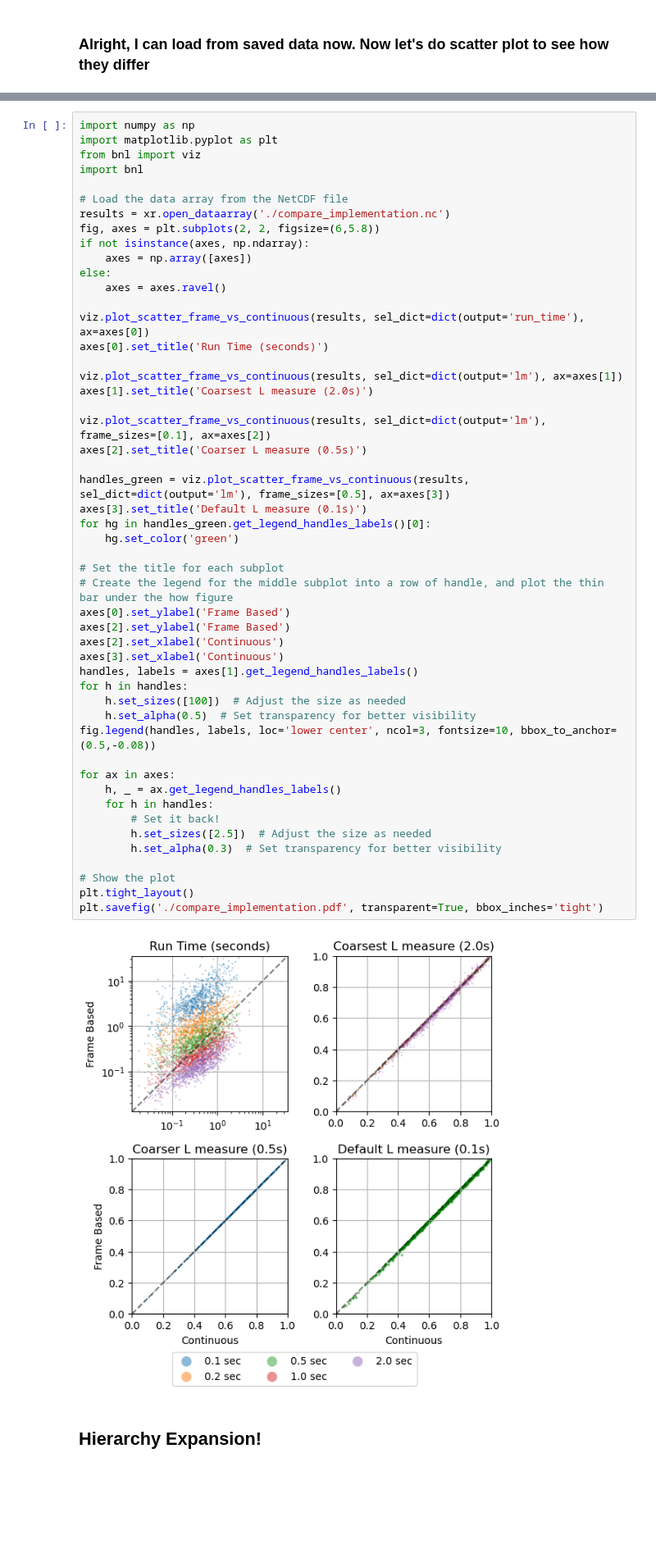
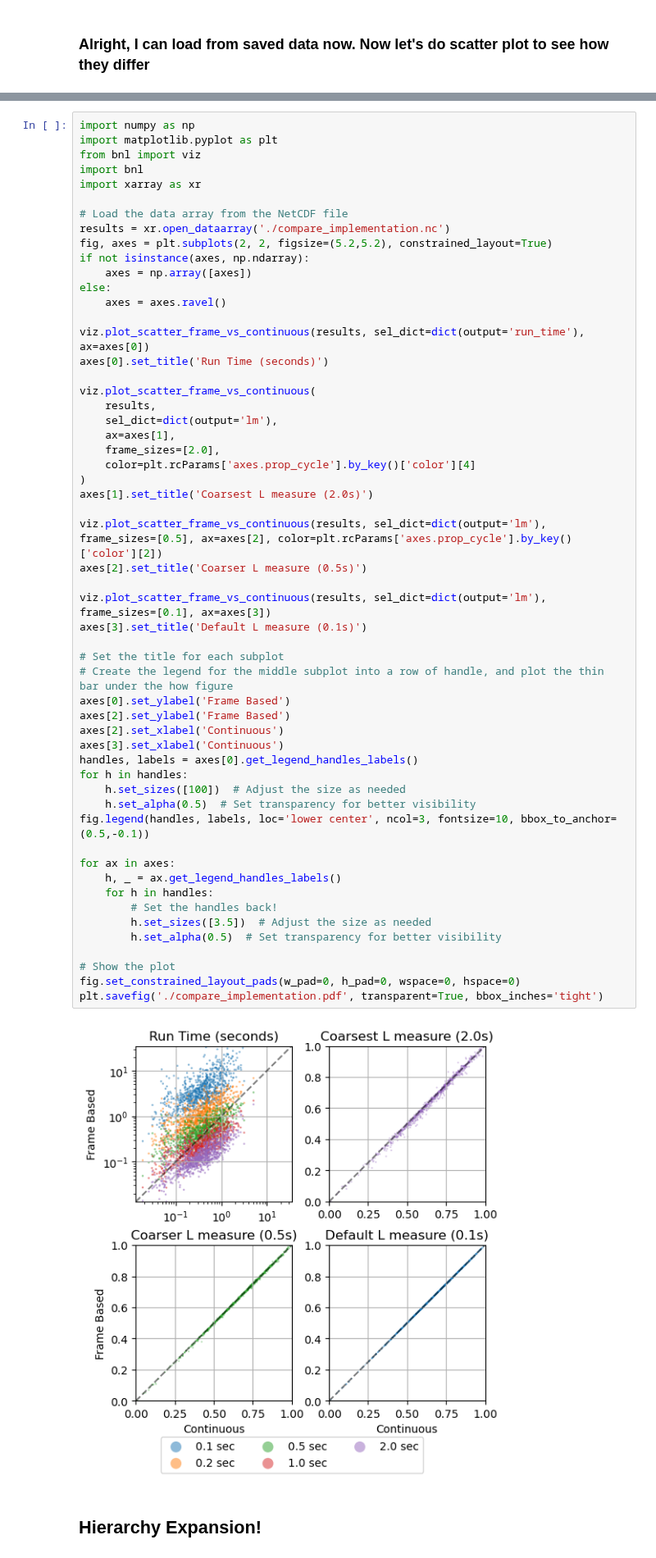
Before and after one commit to tomxi/bnl, a Jupyter notebook: scripts/ws.ipynb, the cells around one changed output, grey strips where cells are left out. Shown at 82% size. Drawn from its saved outputs; the diff is of its cells as text; blank space fills up the shorter version.

```diff
--- a/scripts/ws.ipynb
+++ b/scripts/ws.ipynb
@@ -87,53 +82,58 @@ import numpy as np
 import matplotlib.pyplot as plt
 from bnl import viz
 import bnl
+import xarray as xr
 
 # Load the data array from the NetCDF file
 results = xr.open_dataarray('./compare_implementation.nc')
-fig, axes = plt.subplots(2, 2, figsize=(6,5.8))
+fig, axes = plt.subplots(2, 2, figsize=(5.2,5.2), constrained_layout=True)
 if not isinstance(axes, np.ndarray):
     axes = np.array([axes])
 else:
     axes = axes.ravel()
 
 viz.plot_scatter_frame_vs_continuous(results, sel_dict=dict(output='run_time'), ax=axes[0])
 axes[0].set_title('Run Time (seconds)')
 
-viz.plot_scatter_frame_vs_continuous(results, sel_dict=dict(output='lm'), ax=axes[1])
+viz.plot_scatter_frame_vs_continuous(
+    results,
+    sel_dict=dict(output='lm'),
+    ax=axes[1],
+    frame_sizes=[2.0],
+    color=plt.rcParams['axes.prop_cycle'].by_key()['color'][4]
+)
 axes[1].set_title('Coarsest L measure (2.0s)')
 
-viz.plot_scatter_frame_vs_continuous(results, sel_dict=dict(output='lm'), frame_sizes=[0.1], ax=axes[2])
+viz.plot_scatter_frame_vs_continuous(results, sel_dict=dict(output='lm'), frame_sizes=[0.5], ax=axes[2], color=plt.rcParams['axes.prop_cycle'].by_key()['color'][2])
 axes[2].set_title('Coarser L measure (0.5s)')
 
-handles_green = viz.plot_scatter_frame_vs_continuous(results, sel_dict=dict(output='lm'), frame_sizes=[0.5], ax=axes[3])
+viz.plot_scatter_frame_vs_continuous(results, sel_dict=dict(output='lm'), frame_sizes=[0.1], ax=axes[3])
 axes[3].set_title('Default L measure (0.1s)')
-for hg in handles_green.get_legend_handles_labels()[0]:
-    hg.set_color('green')
 
 # Set the title for each subplot
 # Create the legend for the middle subplot into a row of handle, and plot the thin bar under the how figure
 axes[0].set_ylabel('Frame Based')
 axes[2].set_ylabel('Frame Based')
 axes[2].set_xlabel('Continuous')
 axes[3].set_xlabel('Continuous')
-handles, labels = axes[1].get_legend_handles_labels()
+handles, labels = axes[0].get_legend_handles_labels()
 for h in handles:
     h.set_sizes([100])  # Adjust the size as needed
     h.set_alpha(0.5)  # Set transparency for better visibility
-fig.legend(handles, labels, loc='lower center', ncol=3, fontsize=10, bbox_to_anchor=(0.5,-0.08))
+fig.legend(handles, labels, loc='lower center', ncol=3, fontsize=10, bbox_to_anchor=(0.5,-0.1))
 
 for ax in axes:
     h, _ = ax.get_legend_handles_labels()
     for h in handles:
-        # Set it back!
-        h.set_sizes([2.5])  # Adjust the size as needed
-        h.set_alpha(0.3)  # Set transparency for better visibility
+        # Set the handles back!
+        h.set_sizes([3.5])  # Adjust the size as needed
+        h.set_alpha(0.5)  # Set transparency for better visibility
 
 # Show the plot
-plt.tight_layout()
+fig.set_constrained_layout_pads(w_pad=0, h_pad=0, wspace=0, hspace=0)
 plt.savefig('./compare_implementation.pdf', transparent=True, bbox_inches='tight')
 # %% [output]
-[figure, old version]
+[figure, new version]
 # %% [markdown]
 ## Hierarchy Expansion!
 # %%
```
Also changed, not shown: parts of 1 cell of this notebook, 2 other files.
